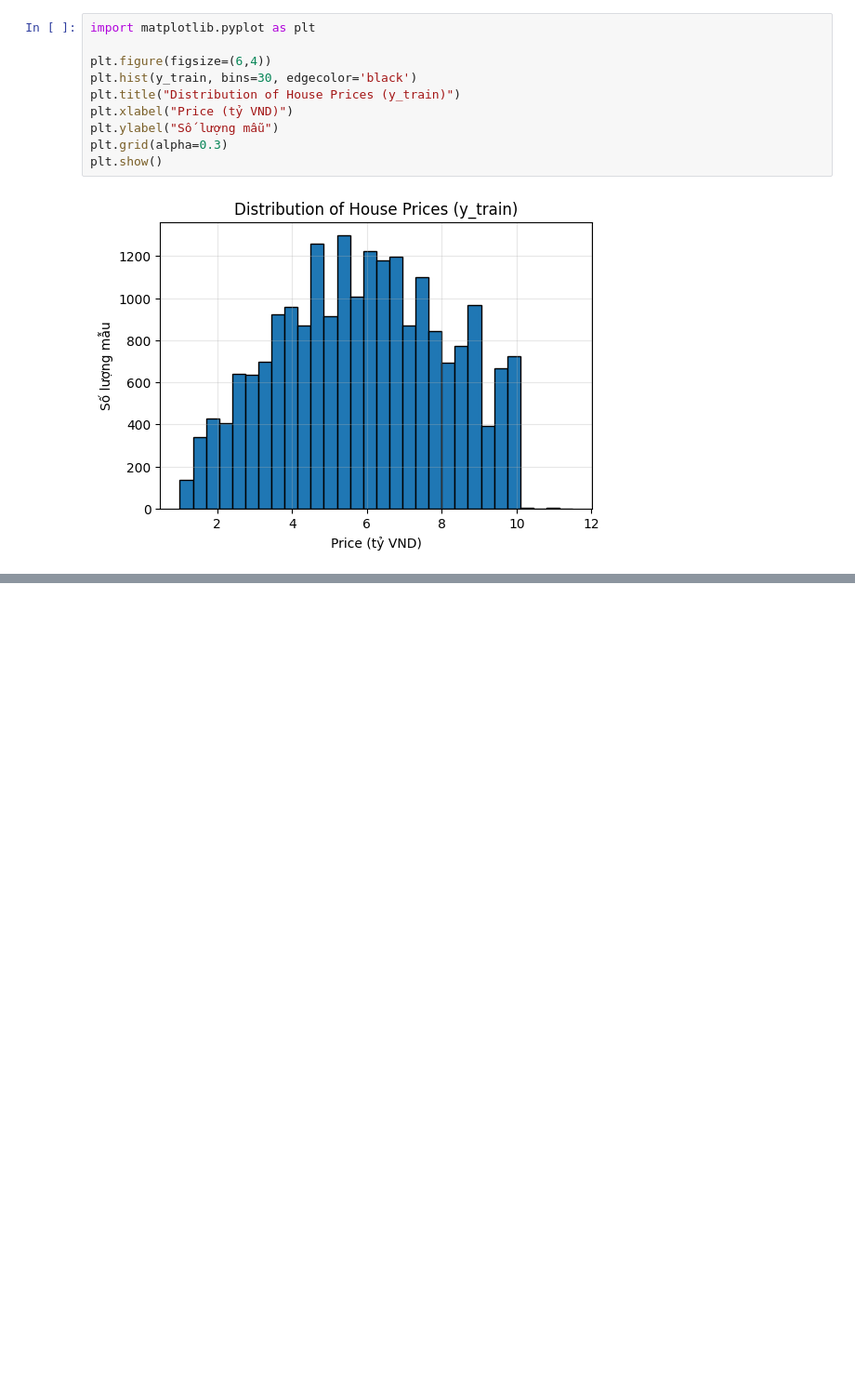
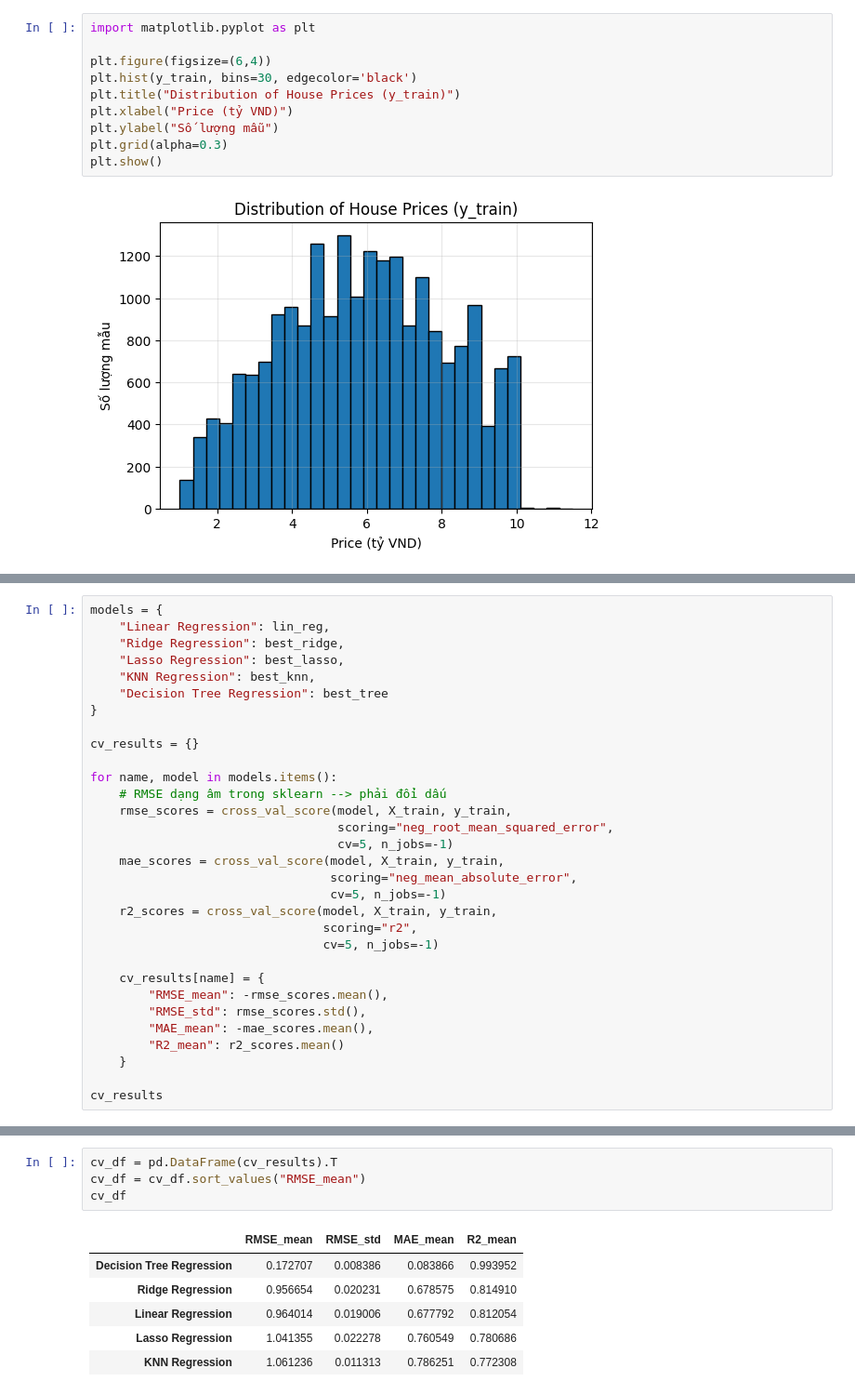
Before and after one commit to Spidermeoz/house-price-predict, a Jupyter notebook: notebooks/02_machine_learning.ipynb, the cells around one changed output, grey strips where cells are left out. Shown at 93% size. Drawn from its saved outputs; the diff is of its cells as text; blank space fills up the shorter version.

```diff
--- a/notebooks/02_machine_learning.ipynb
+++ b/notebooks/02_machine_learning.ipynb
@@ -264,0 +1475,31 @@ Các nhóm sẽ được tạo từ giá `Price`.
+# %%
+models = {
+    "Linear Regression": lin_reg,
+    "Ridge Regression": best_ridge,
+    "Lasso Regression": best_lasso,
+    "KNN Regression": best_knn,
+    "Decision Tree Regression": best_tree
+}
+
+cv_results = {}
+
+for name, model in models.items():
+    # RMSE dạng âm trong sklearn --> phải đổi dấu
+    rmse_scores = cross_val_score(model, X_train, y_train,
+                                  scoring="neg_root_mean_squared_error",
+                                  cv=5, n_jobs=-1)
+    mae_scores = cross_val_score(model, X_train, y_train,
+                                 scoring="neg_mean_absolute_error",
+                                 cv=5, n_jobs=-1)
+    r2_scores = cross_val_score(model, X_train, y_train,
+                                scoring="r2",
+                                cv=5, n_jobs=-1)
+
+    cv_results[name] = {
+        "RMSE_mean": -rmse_scores.mean(),
+        "RMSE_std": rmse_scores.std(),
+        "MAE_mean": -mae_scores.mean(),
+        "R2_mean": r2_scores.mean()
+    }
+
+cv_results
@@ -264,0 +1540,11 @@ Các nhóm sẽ được tạo từ giá `Price`.
+# %%
+cv_df = pd.DataFrame(cv_results).T
+cv_df = cv_df.sort_values("RMSE_mean")
+cv_df
+# %% [output]
+|  | RMSE_mean | RMSE_std | MAE_mean | R2_mean |
+| Decision Tree Regression | 0.172707 | 0.008386 | 0.083866 | 0.993952 |
+| Ridge Regression | 0.956654 | 0.020231 | 0.678575 | 0.814910 |
+| Linear Regression | 0.964014 | 0.019006 | 0.677792 | 0.812054 |
+| Lasso Regression | 1.041355 | 0.022278 | 0.760549 | 0.780686 |
+| KNN Regression | 1.061236 | 0.011313 | 0.786251 | 0.772308 |
```
Also changed, not shown: parts of 164 cells of this notebook, 1 other file.
